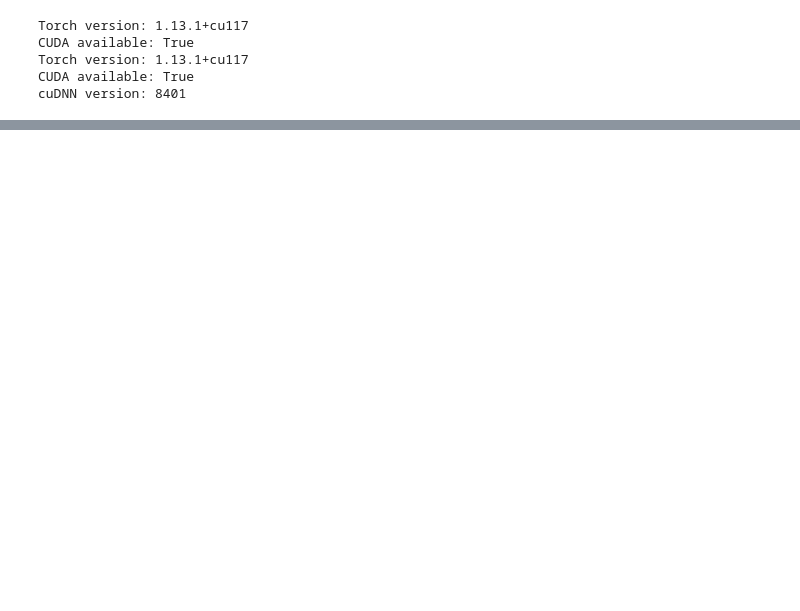
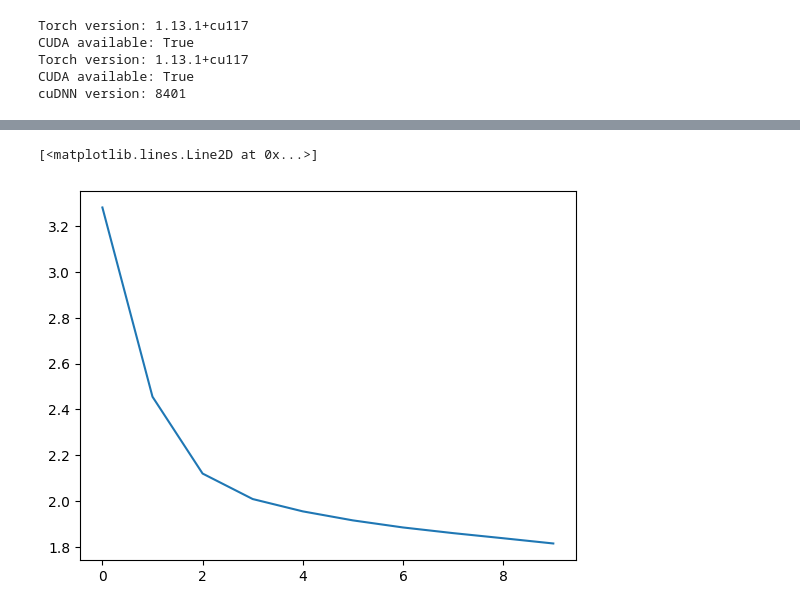
Before and after one commit to ajaye2/TS-FM, a Jupyter notebook: test.ipynb, the cells around one changed output, grey strips where cells are left out. Cells and saved outputs as stored; diff of their text form; code cells hidden in the pictures; blank space fills up the shorter version.

```diff
--- a/test.ipynb
+++ b/test.ipynb
@@ -238,6 +330,40 @@ warmup_config_kwargs = {
             "verbose": False,
         }
     },
+    "dataset_ada": {
+        "batch_size": 512,
+        "input_channels": data_dict['dataset_ada']['data'].shape[-1] if type(data_dict['dataset_ada'])==dict else data_dict['dataset_ada'].shape[-1],
+        "timesteps": data_dict['dataset_ada']['data'].shape[1] if type(data_dict['dataset_ada'])==dict else data_dict['dataset_ada'].shape[1],
+        "data_set_type": ImputationDataset,
+        "num_epochs": 30,
+        "lr": 1e-4,
+        "kwargs": {
+            "verbose": False,
+        }
+    },
+    "dataset_bnb": {
+        "batch_size": 512,
+        "input_channels": data_dict['dataset_bnb']['data'].shape[-1] if type(data_dict['dataset_bnb'])==dict else data_dict['dataset_bnb'].shape[-1],
+        "timesteps": data_dict['dataset_bnb']['data'].shape[1] if type(data_dict['dataset_bnb'])==dict else data_dict['dataset_bnb'].shape[1],
+        "data_set_type": ImputationDataset,
+        "num_epochs": 30,
+        "lr": 1e-4,
+        "kwargs": {
+            "verbose": False,
+        }
+    },
+    # "dataset_ltc": {
+    #     "batch_size": 512,
+    #     "input_channels": data_dict['dataset_ltc']['data'].shape[-1] if type(data_dict['dataset_ltc'])==dict else data_dict['dataset_ltc'].shape[-1],
+    #     "timesteps": data_dict['dataset_ltc']['data'].shape[1] if type(data_dict['dataset_ltc'])==dict else data_dict['dataset_ltc'].shape[1],
+    #     "data_set_type": ImputationDataset,
+    #     "num_epochs": 30,
+    #     "lr": 1e-4,
+    #     "kwargs": {
+    #         "verbose": False,
+    #     }
+    # },
+
     # "univariate": {
     #     "batch_size": 512,
     #     "input_channels": data_dict['univariate']['data'].shape[-1],
@@ -250,10 +376,11 @@ warmup_config_kwargs = {
     #     }
     # }
 }
+
 # TODO: Add learning rate to warmup config kwargs
 
-N_EPOCHS                 = 10
-WARMUP_EPOCHS            = 30
+N_EPOCHS                 = 50
+WARMUP_EPOCHS            = 35
 WARMUP_BATCH_SIZE        = 512
 WARMUP_PROJECTION_LAYERS = True
 BATCH_SIZE               = 512
@@ -287,0 +402,9 @@ Epoch #6: loss=1.8960270388373013 for dataset_xmr
+# %%
+for key in loss.keys():
+    plt.figure()
+    plt.title(key)
+    plt.plot( loss[key] )
+    plt.show()
+# %% [output]
+[<matplotlib.lines.Line2D at 0x...>]
+[figure, added]
```
Also changed, not shown: parts of 11 cells of this notebook, 19 other files.
